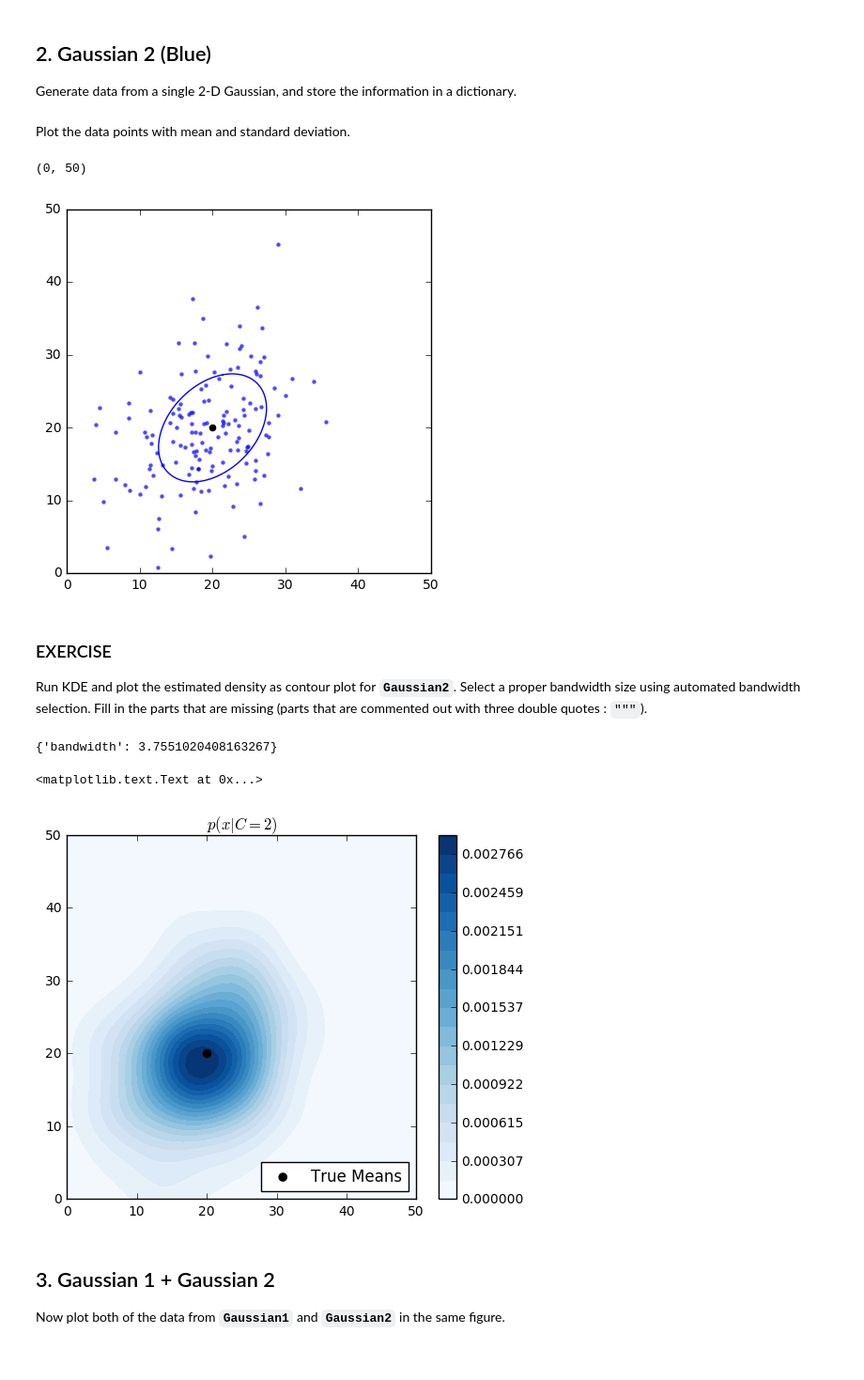
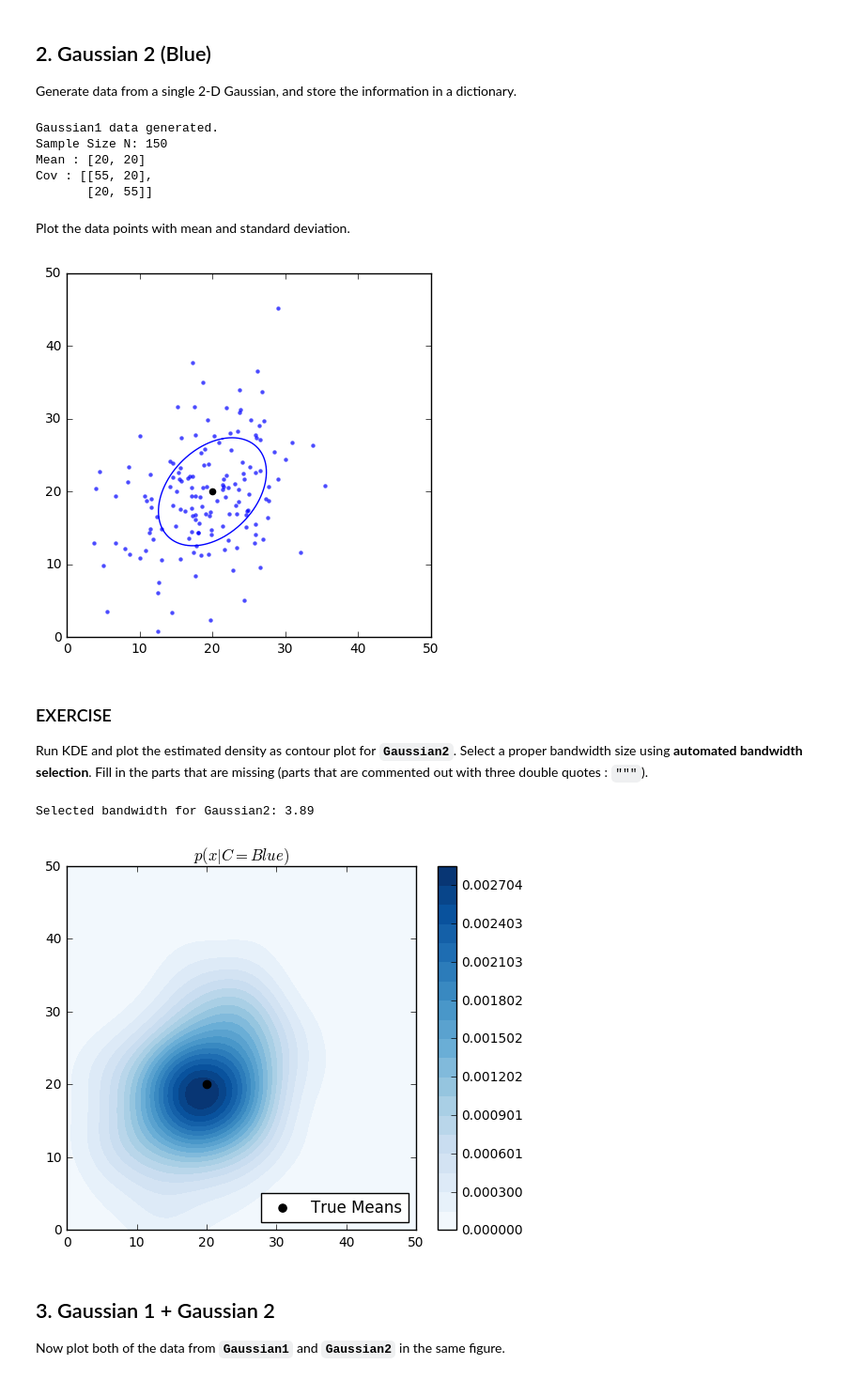
Before and after one commit to jihyunp/DIPA_KDE, a Jupyter notebook: BigDIPA_KDE_lab_with_solutions.ipynb, the cells around one changed output. Shown at 94% size. Drawn from its saved outputs; the diff is of its cells as text; code cells hidden in the pictures.

```diff
--- a/BigDIPA_KDE_lab_with_solutions.ipynb
+++ b/BigDIPA_KDE_lab_with_solutions.ipynb
@@ -86,7 +84,7 @@ seed(135)
 Xdata = np.zeros((0,2))
 true_means = np.zeros((0,2))
 true_covs = []
-true_Ns = []
+sample_sizes = []
 
 for i in range(n_gaussians):
     mean = uniform(5, nX-5, size=2)
@@ -99,4 +97,7 @@ for i in range(n_gaussians):
     Xdata = np.concatenate((Xdata, d), axis=0)
     true_means = np.concatenate((true_means, mean[np.newaxis,:]), axis=0)
     true_covs.append(cov_mat)
-    true_Ns.append(n_sample)
+    sample_sizes.append(n_sample)
+
+print('Xdata generated from %d Gaussians.' % n_gaussians)
+print('Total sample size: %d' % sum(sample_sizes))
@@ -169,11 +178,15 @@ It is better to define a wrapper function since this will be used a lot!
 # %%
 def run_kde(Xdata, bandwidth, metric, kernel):
     """ Construct a KernelDensity object, fit with the data points we generated,
-        and then return the evaluated density for the (50 X 50) mesh grid """
+        and then return the evaluated density for the (ngrid X ngrid) mesh grid """
     # Construct a kernel density object
     kde = KernelDensity(bandwidth=bandwidth, metric=metric, kernel=kernel)
     kde.fit(Xdata)
     # kde.score_samples() returns values in log scale
-    phat = np.exp(kde.score_samples(xy))
+    # xy is the flattened mesh grid that we defined earlier (used as global var.)
+    log_p_hat = kde.score_samples(xy)
+    phat = np.exp(log_p_hat)
     phat = phat.reshape((ngrid, ngrid), order='F')
     return phat
+
+print('Function run_kde() defined.')
@@ -399,6 +428,19 @@ cov = np.array([[55,20],[20,55]])
 N = 150
 data = multivariate_normal(m, cov, size=N)
 Gaussian2 = {'mean':m, 'cov':cov, 'N':N, 'data':data}
+
+# Print
+print('Gaussian1 data generated.')
+print('Sample Size N: %d' % N)
+print('Mean : [%d, %d]' % (m[0], m[1]))
+print('Cov : [[%d, %d],' % (cov[0,0], cov[0,1]))
+print('       [%d, %d]]' % (cov[1,0], cov[1,1]))
+# %% [output]
+Gaussian1 data generated.
+Sample Size N: 150
+Mean : [20, 20]
+Cov : [[55, 20],
+       [20, 55]]
 # %% [markdown]
 Plot the data points with mean and standard deviation.
 # %%
@@ -411,40 +453,41 @@ ax.plot(ell2[:,0], ell2[:,1], color='blue')
 # Plot the data points
 ax.scatter(Gaussian2['data'][:,0], Gaussian2['data'][:,1], s=10, color='blue', alpha=0.7, linewidth=0)
 
-ax.set_xlim([0,50])
-ax.set_ylim([0,50])
+ax.set_xlim(0,nX)
+ax.set_ylim(0,nY)
+plt.show()
 # %% [output]
-(0, 50)
 [figure]
 # %% [markdown]
 ### EXERCISE
-Run KDE and plot the estimated density as contour plot for **`Gaussian2`**. Select a proper bandwidth size using automated bandwidth selection.  Fill in the parts that are missing (parts that are commented out with three double quotes : `"""`).
+Run KDE and plot the estimated density as contour plot for **`Gaussian2`**. Select a proper bandwidth size using **automated bandwidth selection**.  Fill in the parts that are missing (parts that are commented out with three double quotes : `"""`).
 # %%
 """Use GridSearchCV to find the most appropriate bandwidth size (Search from 1 to 6)"""
-grid = GridSearchCV(KernelDensity(metric='euclidean', kernel='gaussian'),
-                    {'bandwidth': np.linspace(1, 6, 50)}, cv=10) # 10-fold cross-validation
+grid = GridSearchCV(KernelDensity(kernel='gaussian', metric='euclidean'),
+                   {'bandwidth': np.linspace(1,6, 20)}, cv=10)
 grid.fit(Gaussian2['data'])
-print(grid.best_params_)
-bw_blue = grid.best_params_['bandwidth'] # """ """
+
+bw_blue = grid.best_params_['bandwidth']
+print('Selected bandwidth for Gaussian2: %.2f' % bw_blue)
 # %% [output]
-{'bandwidth': 3.7551020408163267}
+Selected bandwidth for Gaussian2: 3.89
 # %%
-phat_blue =run_kde(Gaussian2['data'], bandwidth=bw_blue, metric='euclidean', kernel='gaussian') #"""Fill in this part""")
+phat_blue =run_kde(Gaussian2['data'], bandwidth=bw_blue, kernel='gaussian', metric='euclidean')
 
 # plot contours of the density
 fig, ax = plt.subplots(figsize=(6,5))
 levels = np.linspace(phat_blue.min(), phat_blue.max(), 20)
 im = ax.contourf(X, Y, phat_blue, levels=levels, cmap='Blues')
 fig.colorbar(im)
 
 ax.scatter(Gaussian2['mean'][0], Gaussian2['mean'][1], s=35, c='black', label="True Means")
 ax.legend(loc='lower right', scatterpoints=1)
-ax.set_xlim(0,50)
-ax.set_ylim(0,50)
-ax.set_title('$p(x|C=2)$')
+ax.set_title('$p(x|C=Blue)$')
+ax.set_xlim(0,nX)
+ax.set_ylim(0,nY)
+plt.show()
 # %% [output]
-<matplotlib.text.Text at 0x...>
-[figure, old version]
+[figure, new version]
 # %% [markdown]
 ## 3. Gaussian 1 + Gaussian 2
 Now plot both of the data from **`Gaussian1`** and **`Gaussian2`** in the same figure.
```
Also changed, not shown: parts of 43 cells of this notebook, 1 other file.
